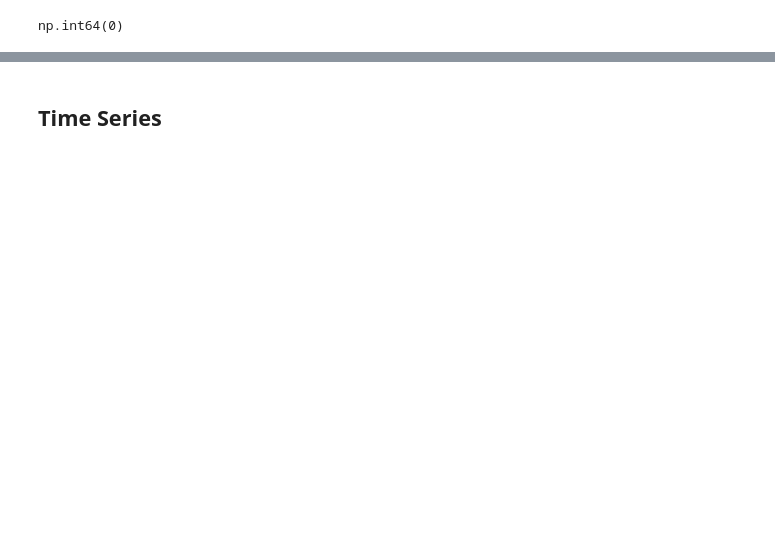
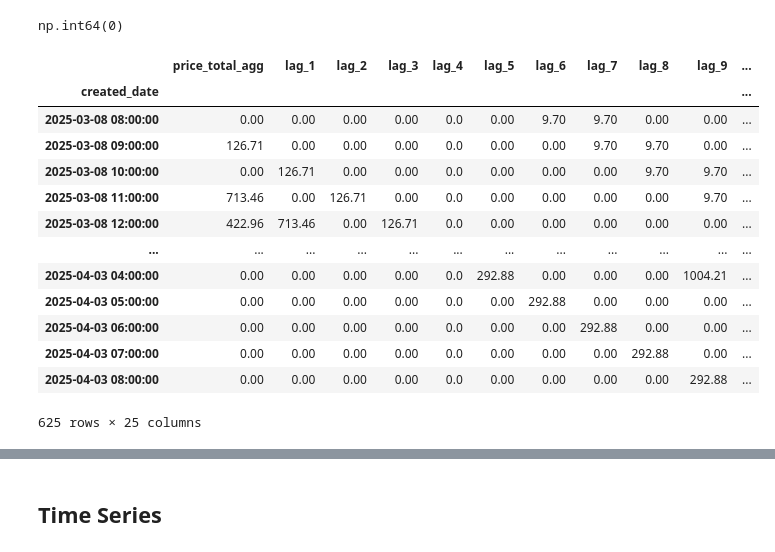
Before and after one commit to jeffc05/sinatra_sales_forecasting, a Jupyter notebook: sales_forecasting.ipynb, the cells around one changed output, grey strips where cells are left out. Drawn from its saved outputs; the diff is of its cells as text; code cells hidden in the pictures; blank space fills up the shorter version.

```diff
--- a/sales_forecasting.ipynb
+++ b/sales_forecasting.ipynb
@@ -404,6 +408,23 @@ price_total = price_total_lag.loc[price_total_lag.index <= END_DATE].copy()
 price_total_train = price_total_lag.loc[price_total_lag.index < START_DATE].copy()
 price_total_test = price_total_lag.loc[(price_total_lag.index >= START_DATE) & (price_total_lag.index <= END_DATE)].copy()
 price_total_oot = price_total_lag.loc[price_total_lag.index > END_DATE].copy()
+# %%
+price_total_train
+# %% [output]
+|  | price_total_agg | lag_1 | lag_2 | lag_3 | lag_4 | lag_5 | lag_6 | lag_7 | lag_8 | lag_9 | ... |
+| created_date |  |  |  |  |  |  |  |  |  |  | ... |
+| 2025-03-08 08:00:00 | 0.00 | 0.00 | 0.00 | 0.00 | 0.0 | 0.00 | 9.70 | 9.70 | 0.00 | 0.00 | ... |
+| 2025-03-08 09:00:00 | 126.71 | 0.00 | 0.00 | 0.00 | 0.0 | 0.00 | 0.00 | 9.70 | 9.70 | 0.00 | ... |
+| 2025-03-08 10:00:00 | 0.00 | 126.71 | 0.00 | 0.00 | 0.0 | 0.00 | 0.00 | 0.00 | 9.70 | 9.70 | ... |
+| 2025-03-08 11:00:00 | 713.46 | 0.00 | 126.71 | 0.00 | 0.0 | 0.00 | 0.00 | 0.00 | 0.00 | 9.70 | ... |
+| 2025-03-08 12:00:00 | 422.96 | 713.46 | 0.00 | 126.71 | 0.0 | 0.00 | 0.00 | 0.00 | 0.00 | 0.00 | ... |
+| ... | ... | ... | ... | ... | ... | ... | ... | ... | ... | ... | ... |
+| 2025-04-03 04:00:00 | 0.00 | 0.00 | 0.00 | 0.00 | 0.0 | 292.88 | 0.00 | 0.00 | 0.00 | 1004.21 | ... |
+| 2025-04-03 05:00:00 | 0.00 | 0.00 | 0.00 | 0.00 | 0.0 | 0.00 | 292.88 | 0.00 | 0.00 | 0.00 | ... |
+| 2025-04-03 06:00:00 | 0.00 | 0.00 | 0.00 | 0.00 | 0.0 | 0.00 | 0.00 | 292.88 | 0.00 | 0.00 | ... |
+| 2025-04-03 07:00:00 | 0.00 | 0.00 | 0.00 | 0.00 | 0.0 | 0.00 | 0.00 | 0.00 | 292.88 | 0.00 | ... |
+| 2025-04-03 08:00:00 | 0.00 | 0.00 | 0.00 | 0.00 | 0.0 | 0.00 | 0.00 | 0.00 | 0.00 | 292.88 | ... |
+625 rows × 25 columns
 # %%
 X, y = price_total.iloc[:, 1:], price_total.iloc[:, 0]
 X_train, y_train = price_total_train.iloc[:, 1:], price_total_train.iloc[:, 0]
```
Also changed, not shown: parts of 324 cells of this notebook, 3 other files.
